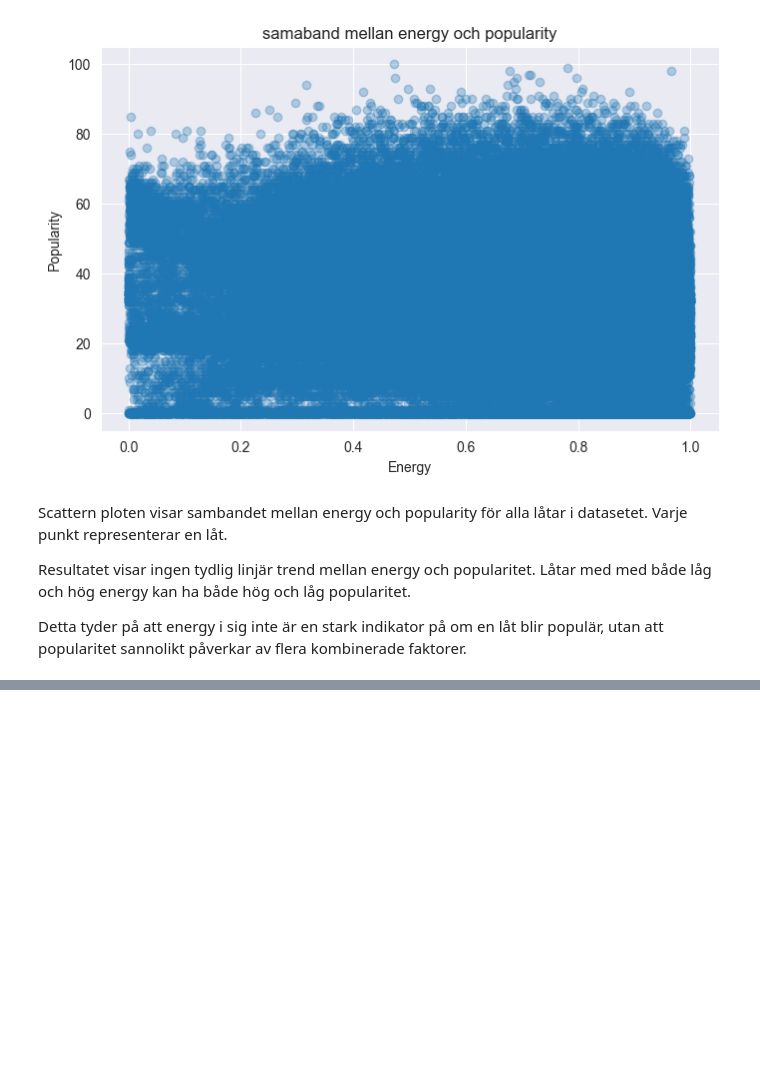
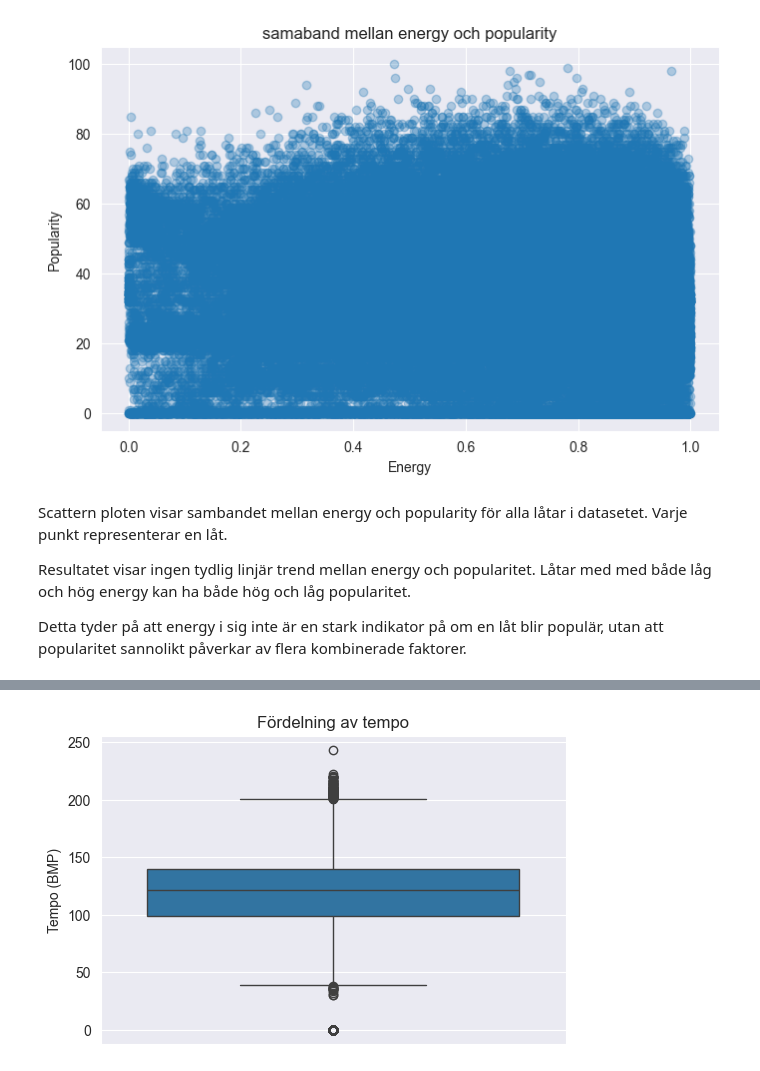
Before and after one commit to LinaHalle/spotify-dataset-analysis, a Jupyter notebook: spotify_analysis.ipynb, the cells around one changed output, grey strips where cells are left out. Drawn from its saved outputs; the diff is of its cells as text; code cells hidden in the pictures; blank space fills up the shorter version.

Commit message:
tried out a simple boxplot diagram with Tempo

```diff
--- a/spotify_analysis.ipynb
+++ b/spotify_analysis.ipynb
@@ -284,0 +291,10 @@ Detta tyder på att energy i sig inte är en stark indikator på om en låt blir
+# %%
+plt.figure(figsize=(6,4))
+
+sns.boxplot(y=df["tempo"])
+
+plt.title("Fördelning av tempo")
+plt.ylabel("Tempo (BMP)")
+plt.show()
+# %% [output]
+[figure, added]
```
Also changed, not shown: parts of 2 cells of this notebook.
